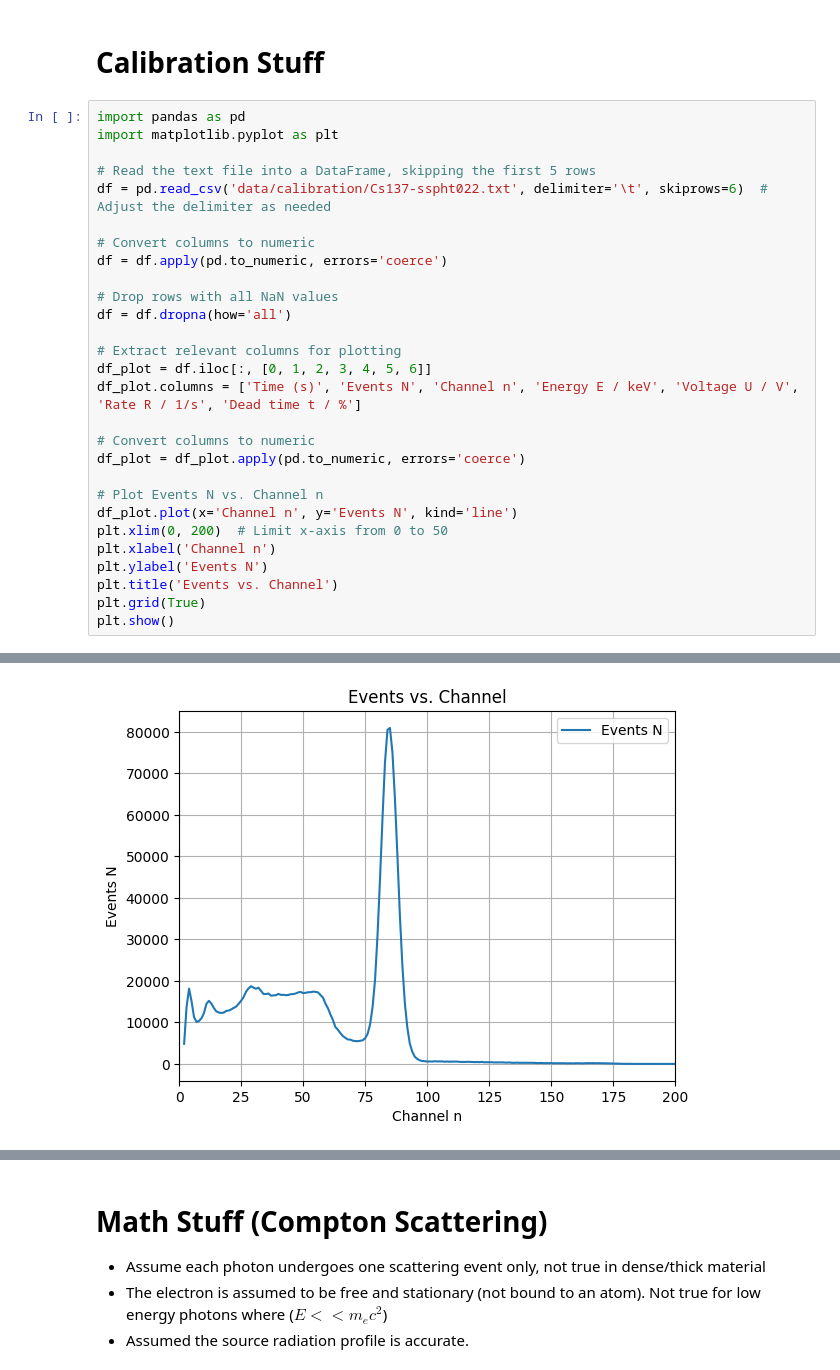
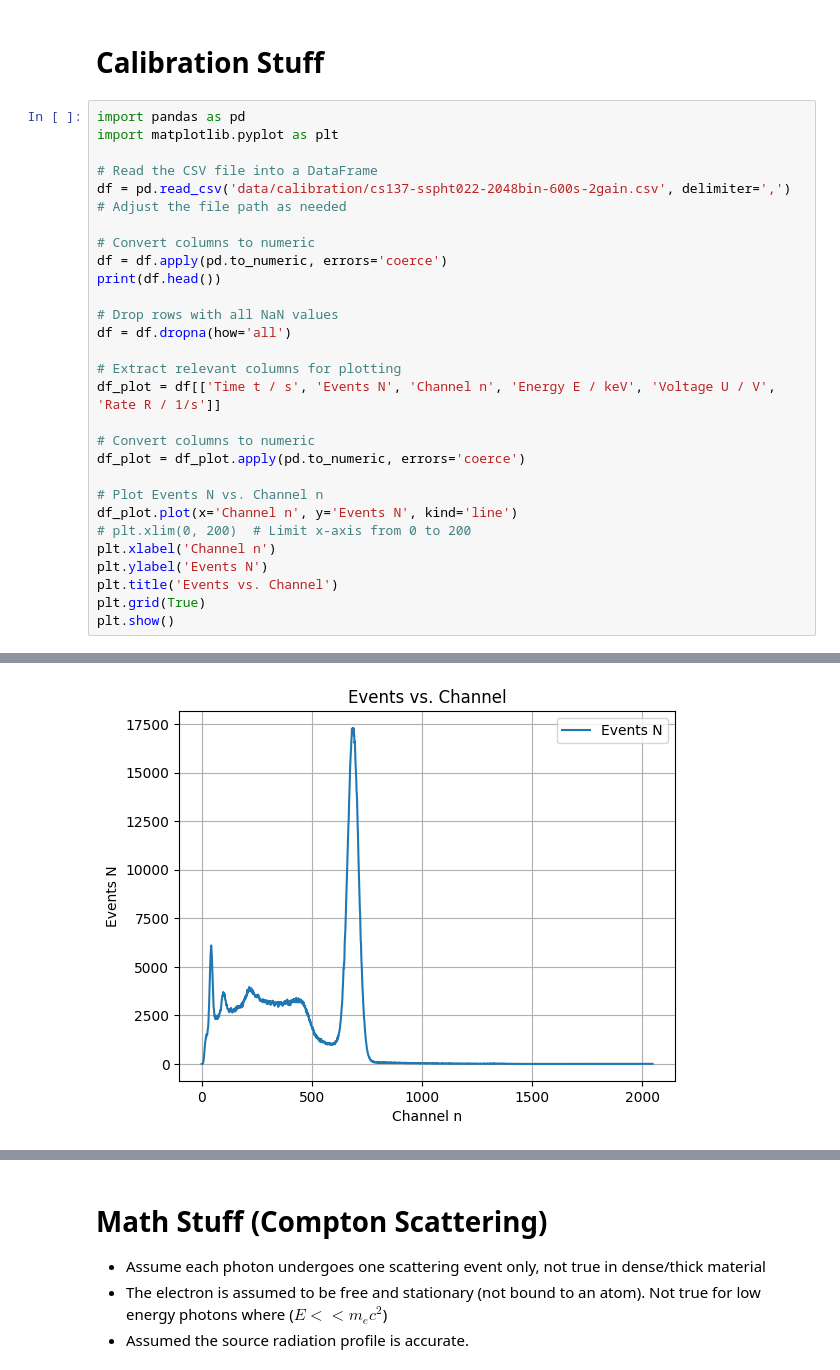
Before and after one commit to WeepsDanky/E1-Compton-Effect, a Jupyter notebook: untitled.ipynb, the cells around one changed output, grey strips where cells are left out. Drawn from its saved outputs; the diff is of its cells as text.

```diff
--- a/untitled.ipynb
+++ b/untitled.ipynb
@@ -4,25 +4,25 @@
 import pandas as pd
 import matplotlib.pyplot as plt
 
-# Read the text file into a DataFrame, skipping the first 5 rows
-df = pd.read_csv('data/calibration/Cs137-sspht022.txt', delimiter='\t', skiprows=6)  # Adjust the delimiter as needed
+# Read the CSV file into a DataFrame
+df = pd.read_csv('data/calibration/cs137-sspht022-2048bin-600s-2gain.csv', delimiter=',')  # Adjust the file path as needed
 
 # Convert columns to numeric
 df = df.apply(pd.to_numeric, errors='coerce')
+print(df.head())
 
 # Drop rows with all NaN values
 df = df.dropna(how='all')
 
 # Extract relevant columns for plotting
-df_plot = df.iloc[:, [0, 1, 2, 3, 4, 5, 6]]
-df_plot.columns = ['Time (s)', 'Events N', 'Channel n', 'Energy E / keV', 'Voltage U / V', 'Rate R / 1/s', 'Dead time t / %']
+df_plot = df[['Time t / s', 'Events N', 'Channel n', 'Energy E / keV', 'Voltage U / V', 'Rate R / 1/s']]
 
 # Convert columns to numeric
 df_plot = df_plot.apply(pd.to_numeric, errors='coerce')
 
 # Plot Events N vs. Channel n
 df_plot.plot(x='Channel n', y='Events N', kind='line')
-plt.xlim(0, 200)  # Limit x-axis from 0 to 50
+# plt.xlim(0, 200)  # Limit x-axis from 0 to 200
 plt.xlabel('Channel n')
 plt.ylabel('Events N')
 plt.title('Events vs. Channel')
@@ -32 +45 @@ plt.show()
-[figure, old version]
+[figure, new version]
```
Also changed, not shown: parts of 5 cells of this notebook, 31 other files.
